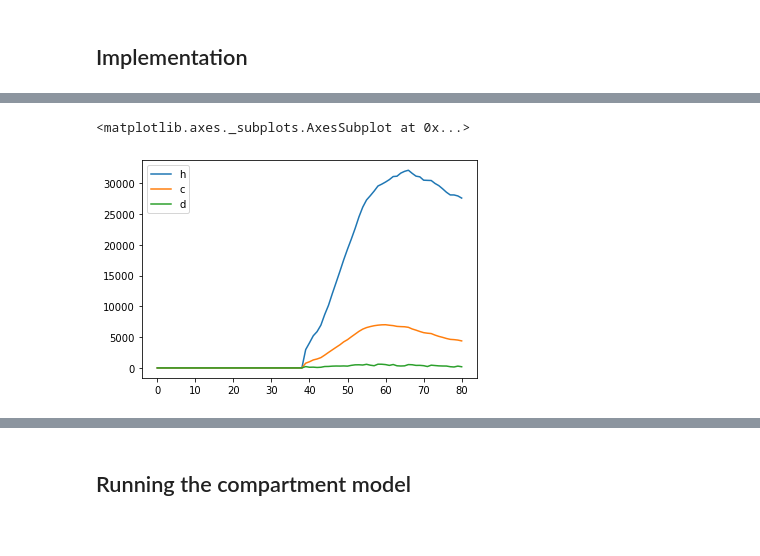
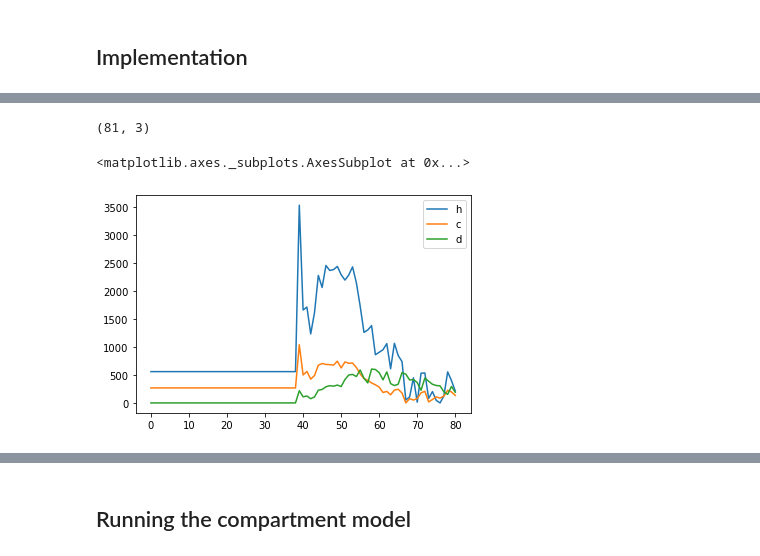
Before and after one commit to horaceg/uncover, a Jupyter notebook: working/seir_numpyro.ipynb, the cells around one changed output, grey strips where cells are left out. Cells and saved outputs as stored; diff of their text form; code cells hidden in the pictures.

```diff
--- a/working/seir_numpyro.ipynb
+++ b/working/seir_numpyro.ipynb
@@ -21,7 +23,7 @@ numpyro.enable_x64()
 # %% [markdown]
 # Data
 # %%
-import pandas as pd
+NB_DAYS_BEFORE_TEN_DEATHS = 30
 
 ix = pd.IndexSlice
 
@@ -35,7 +37,7 @@ deaths_subset = subset.loc[ix[:, 'total_deaths']]
 pop_country = populations_country.loc[country]
 
 ten_deaths_date = deaths_subset.gt(10).cumsum().loc[lambda s: s==1].index[0]
-begin_date = ten_deaths_date - pd.Timedelta(30, unit='days')
+begin_date = ten_deaths_date - pd.Timedelta(NB_DAYS_BEFORE_TEN_DEATHS, unit='days')
 
 total_deaths = deaths_subset.loc[begin_date:].values
 # data = total_deaths / pop_country
@@ -82,6 +89,25 @@ https://www.kaggle.com/anjum48/seir-hcd-model
 ## Prior choice
 
 We use France's Covid data, that includes the number of critical, deceased, hospitalized (and recovered).
+# %%
+Params = namedtuple('Params',
+                    ['r0', 'r1',
+                     't_inc', 't_inf', 't_hosp', 't_crit',
+                     'm_a', 'c_a', 'f_a']
+                   )
+
+PRIOR_MEANS = Params(r0=3.3,
+              r1=0.5,
+              t_inc=5.1,
+              t_inf=2.79,
+              t_hosp=5.14,
+              t_crit=5.,
+              m_a=0.85,
+              c_a=0.2,
+              f_a=0.33)
+
+BUMP_CRITICAL = abs(hosp_indexed['rea'].diff().min()) + 1
+BUMP_HOSP = abs(hosp_indexed['hosp'].diff().min()) + 1
 # %% [markdown]
 ## Implementation
 # %%
@@ -177,3 +219,3 @@ def model(N, y=None, compartments='d'):
 # %%
-daily_deaths = np.hstack((np.array([0.]), np.diff(hosp_indexed['dc'].to_numpy())))
+daily_deaths_true = np.hstack((np.array([0.]), np.diff(hosp_indexed['dc'].to_numpy())))
 # %%
@@ -203,14 +229,15 @@ Number of divergences: 58
 # %%
-# daily_critical = np.hstack((np.array([0.]), np.diff(hosp_indexed['rea'].to_numpy()))) + 1
-# daily_hosp = np.hstack((np.array([0.]), np.diff(hosp_indexed['hosp'].to_numpy()))) + 1
+daily_critical = np.hstack((np.array([0.]), np.diff(hosp_indexed['rea'].to_numpy()))) + BUMP_CRITICAL
+daily_hosp = np.hstack((np.array([0.]), np.diff(hosp_indexed['hosp'].to_numpy()))) + BUMP_HOSP
 
-data = np.stack([hosp_indexed['hosp'].to_numpy(), hosp_indexed['rea'].to_numpy(), daily_deaths]).T + 1
-data.shape
+data = np.stack([daily_hosp, daily_critical, daily_deaths_true + 1]).T
+print(data.shape)
 
 df = pd.DataFrame(data)
 df.columns = 'h c d'.split()
 df.plot()
 # %% [output]
-<matplotlib.axes._subplots.AxesSubplot at 0x...>
+(81, 3)
+<matplotlib.axes._subplots.AxesSubplot at 0x...>
-[figure, old version]
+[figure, new version]
 # %%
```
Also changed, not shown: parts of 27 cells of this notebook, 1 other file.
